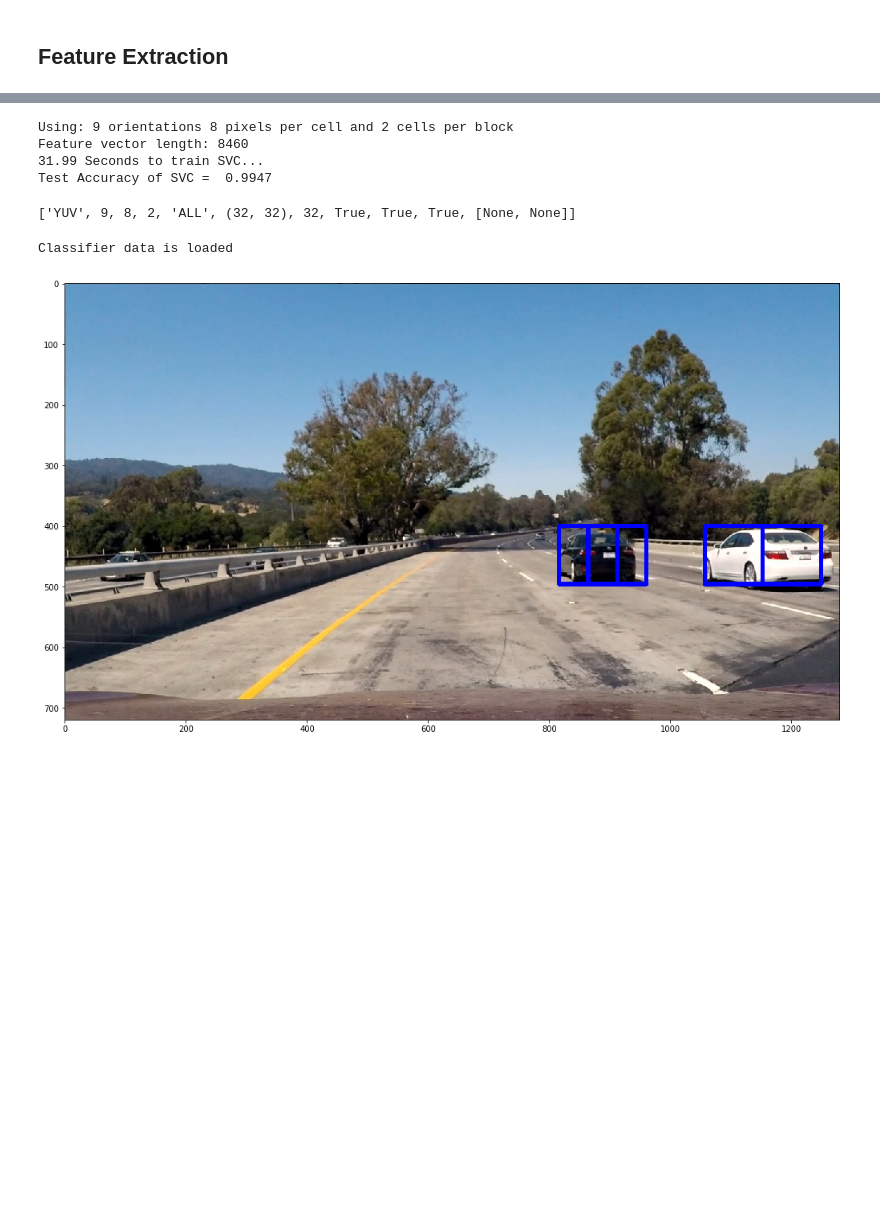
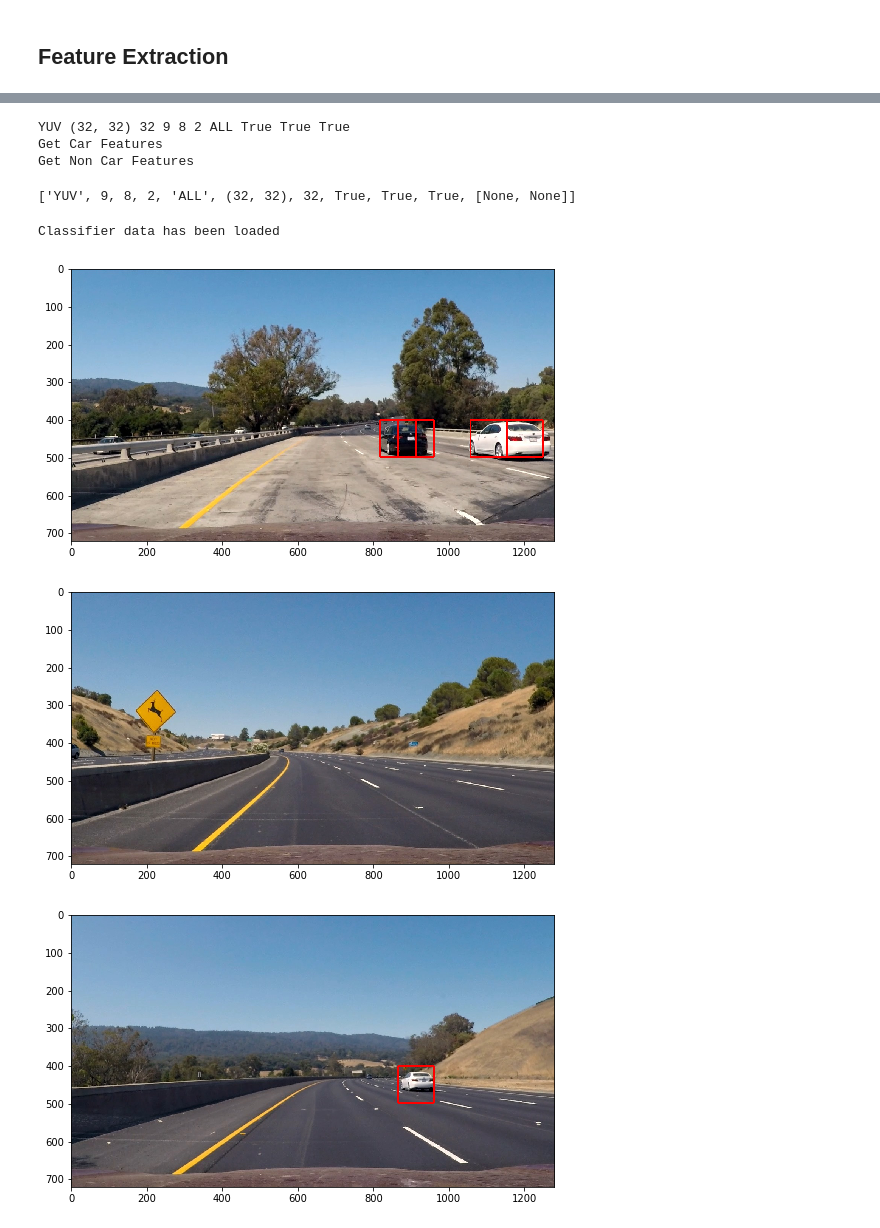
Before and after one commit to sharathsrini/Vehicle-Detection, a Jupyter notebook: Vehicle Detection.ipynb, the cells around one changed output, grey strips where cells are left out. Cells and saved outputs as stored; diff of their text form; code cells hidden in the pictures; blank space fills up the shorter version.

```diff
--- a/Vehicle Detection.ipynb
+++ b/Vehicle Detection.ipynb
@@ -404,22 +524,15 @@ plot_many([image_of_car, hog_img_h, hog_img_s, hog_img_v], title=['Original Imag
 # %%
-color_space = 'YUV' # Can be RGB, HSV, LUV, HLS, YUV, YCrCb
-orient = 9  # HOG orientations
-pix_per_cell = 8 # HOG pixels per cell
-cell_per_block = 2 # HOG cells per block
-hog_channel = 'ALL' # Can be 0, 1, 2, or "ALL"
-spatial_size = (32,32) # Spatial binning dimensions
-hist_bins = 32    # Number of histogram bins
-spatial_feat = True # Spatial features on or off
-hist_feat = True # Histogram features on or off
-hog_feat = True # HOG features on or off
-y_start_stop = [None, None] # Min and max in y to search in slide_window()
-
+print(color_space,spatial_size,hist_bins,orient,pix_per_cell,cell_per_block,hog_channel,spatial_feat,hist_feat,hog_feat)
+print('Get Car Features')
 car_features = extract_features(car, color_space=color_space,
                         spatial_size=spatial_size, hist_bins=hist_bins,
                         orient=orient, pix_per_cell=pix_per_cell,
                         cell_per_block=cell_per_block,
                         hog_channel=hog_channel, spatial_feat=spatial_feat,
                         hist_feat=hist_feat, hog_feat=hog_feat)
+
+
+print('Get Non Car Features')
 notcar_features = extract_features(n_car, color_space=color_space,
                         spatial_size=spatial_size, hist_bins=hist_bins,
                         orient=orient, pix_per_cell=pix_per_cell,
@@ -427,6 +540,7 @@ notcar_features = extract_features(n_car, color_space=color_space,
                         hog_channel=hog_channel, spatial_feat=spatial_feat,
                         hist_feat=hist_feat, hog_feat=hog_feat)
 
+print('Preparing Dataset')
 # Create an array stack of feature vectors
 X = np.vstack((car_features, notcar_features)).astype(np.float64)
 
@@ -459,10 +573,9 @@ print('Test Accuracy of SVC = ', round(svc.score(X_test, y_test), 4))
 # Check the prediction time for a single sample
 t=time.time()
 # %% [output]
-Using: 9 orientations 8 pixels per cell and 2 cells per block
-Feature vector length: 8460
-31.99 Seconds to train SVC...
-Test Accuracy of SVC =  0.9947
+YUV (32, 32) 32 9 8 2 ALL True True True
+Get Car Features
+Get Non Car Features
 # %%
 parameters = [color_space ,orient, pix_per_cell, cell_per_block, hog_channel,spatial_size ,hist_bins,spatial_feat,hist_feat ,hog_feat, y_start_stop]
 # %%
@@ -480,32 +593,35 @@ dist_pickle = pickle.load( open("svc_pickle.p", "rb" ) )
 svc = dist_pickle["svc"]
 parameters = dist_pickle["parameters"]
 X_scaler = dist_pickle["scaler"]
-print('Classifier data is loaded')
+print('Classifier data has been loaded')
 # %% [output]
-Classifier data is loaded
+Classifier data has been loaded
 # %%
-image = cv2.imread('test_images/test1.jpg')
-image = cv2.cvtColor(image, cv2.COLOR_BGR2RGB)
+test = glob.glob('test_images/*.jpg')
+for file in test:
+    image = cv2.imread(file)
+    image = cv2.cvtColor(image, cv2.COLOR_BGR2RGB)
 
-y_start_stop = [400, 650]
-windows = slide_window(image,
-                       x_start_stop=[None, None],
-                       y_start_stop=y_start_stop,
-                       xy_window=(96, 96),
-                       xy_overlap=(0.5, 0.5)
-                      )
+    y_start_stop = [400, 650]
+    windows = slide_window(image,
+                           x_start_stop=[None, None],
+                           y_start_stop=y_start_stop,
+                           xy_window=(96, 96),
+                           xy_overlap=(0.5, 0.5)
+                          )
 
-hot_windows = search_windows(image, windows, svc, X_scaler,color_space=color_space,
-                        spatial_size=spatial_size, hist_bins=hist_bins,
-                        orient=orient, pix_per_cell=pix_per_cell,
-                        cell_per_block=cell_per_block,
-                        hog_channel=hog_channel, spatial_feat=spatial_feat,
-                        hist_feat=hist_feat, hog_feat=hog_feat)
+    hot_windows = search_windows(image, windows, svc, X_scaler,color_space=color_space,
+                            spatial_size=spatial_size, hist_bins=hist_bins,
+                            orient=orient, pix_per_cell=pix_per_cell,
+                            cell_per_block=cell_per_block,
+                            hog_channel=hog_channel, spatial_feat=spatial_feat,
+                            hist_feat=hist_feat, hog_feat=hog_feat)
 
-window_img = draw_boxes(image, hot_windows, color=(0, 0, 255), thick=6)
-
-plt.figure(figsize=(20, 10))
-plt.imshow(window_img)
-plt.show()
+    window_img = draw_boxes(image, hot_windows, color=(255, 0, 0), thick=4)
+    plt.figure(figsize=(10, 5))
+    plt.imshow(window_img)
+    plt.show()
 # %% [output]
-[figure, old version]
+[figure, new version]
+[figure, added]
+[figure, added]
```
Also changed, not shown: parts of 24 cells of this notebook.
